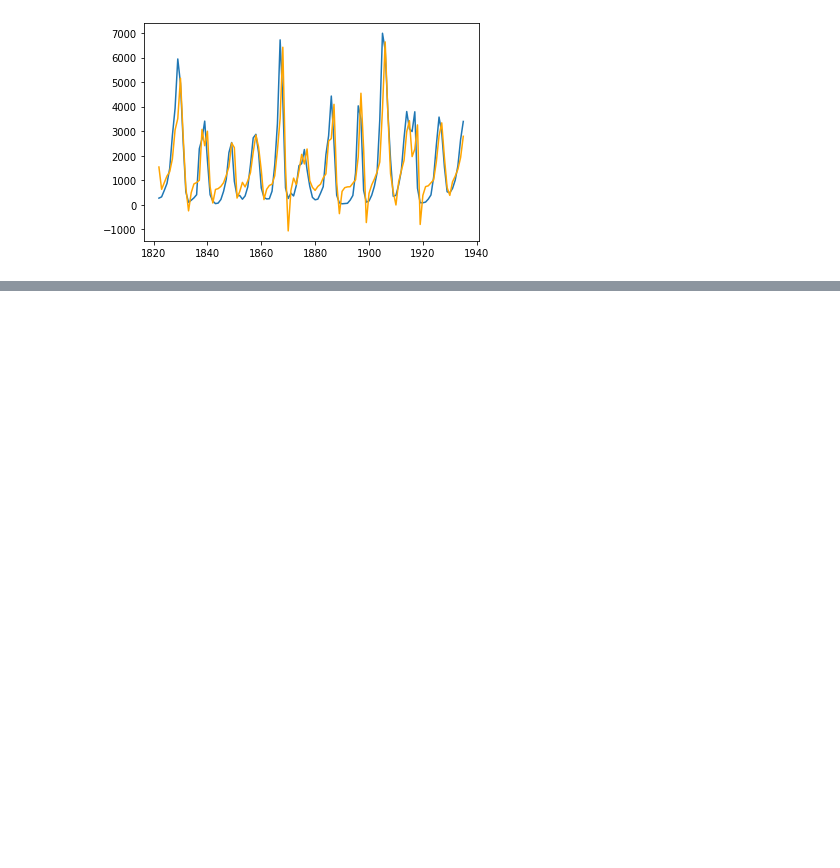
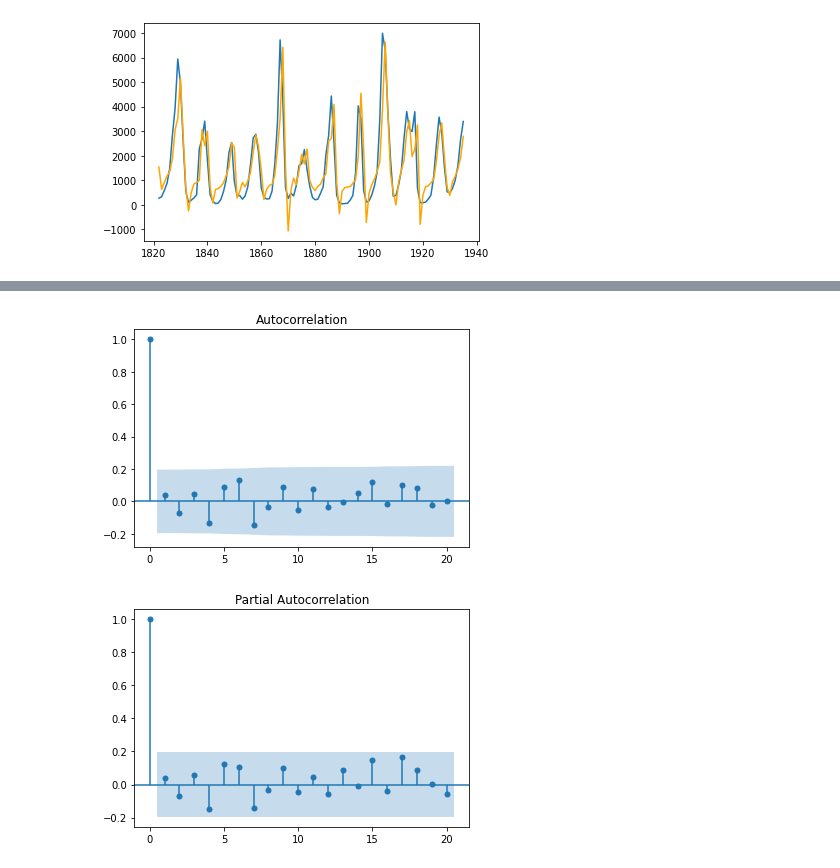
Before and after one commit to alexandrugris/collabs, a Jupyter notebook: timeseries.ipynb, the cells around one changed output, grey strips where cells are left out. Cells and saved outputs as stored; diff of their text form; code cells hidden in the pictures; blank space fills up the shorter version.

Commit message:
time series plots

```diff
--- a/timeseries.ipynb
+++ b/timeseries.ipynb
@@ -117,3 +117,13 @@ Warnings:
 [1] Covariance matrix calculated using the outer product of gradients (complex-step).
 [figure]
 [figure]
+# %%
+# plot various timeseries
+white_noise = np.random.normal(0, 10, size=100)
+plot_acf(white_noise)
+plt.show()
+plot_pacf(white_noise)
+plt.show()
+# %% [output]
+[figure, added]
+[figure, added]
```
Also changed, not shown: parts of 4 cells of this notebook, 1 other file.
